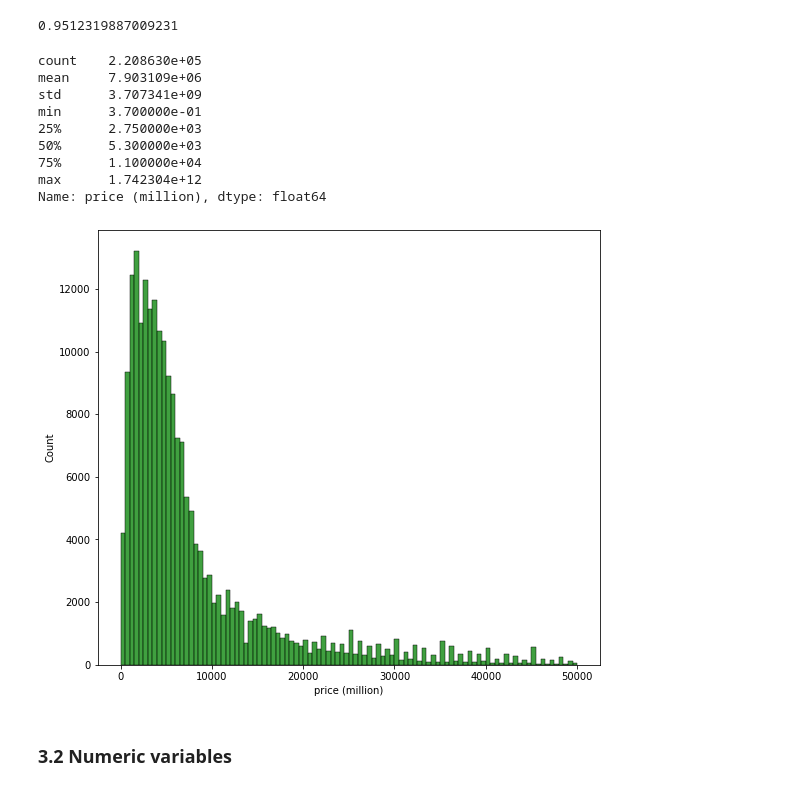
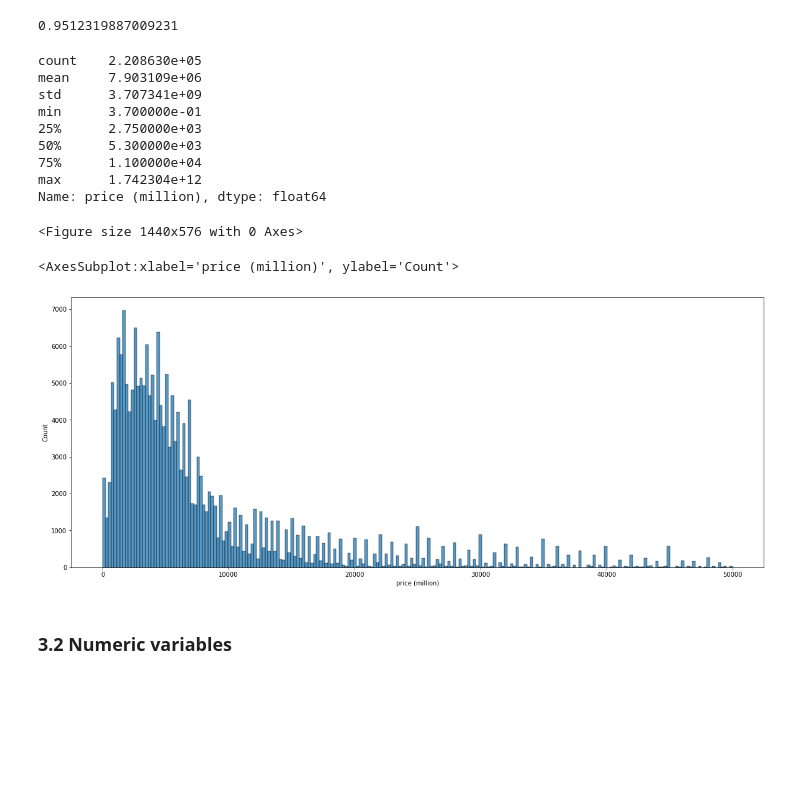
Before and after one commit to DaiVo20/-Real-Estate-Data-Analysis, a Jupyter notebook: EDA.ipynb, the cells around one changed output. Cells and saved outputs as stored; diff of their text form; code cells hidden in the pictures; blank space fills up the shorter version.

```diff
--- a/EDA.ipynb
+++ b/EDA.ipynb
@@ -136 +115,4 @@ Index(['list_time', 'ward', 'area', 'region', 'property_status', 'direction',
+# %%
+BDS_df['floornumber'] = BDS_df['floornumber'].apply(
+    DPP.convertNum2Int, convert_dtype=False)
 # %%
@@ -165,3 +137,0 @@ dtype('float64')
-# %%
-for col in ['width (m)', 'length (m)']:
-    BDS_df[col] = BDS_df[col].apply(convert_int)
@@ -174,2 +137,0 @@ for col in ['width (m)', 'length (m)']:
-# %%
-BDS_df['region'] = BDS_df['region'].apply(lambda x: 'Tp Hồ Chí Minh' if x == 'Hồ Chí Minh' else x)
@@ -185,2 +137,0 @@ def convert_float(x):
-# %%
-BDS_df['front_road'] = BDS_df['front_road'].apply(lambda x: convert_float(x))
@@ -214,19 +160,22 @@ len(BDS_df[BDS_df['price (million)'] < 50000]) / len(BDS_df) ## nho hon 30 ty
 0.9512319887009231
 # %%
 print(BDS_df['price (million)'].describe())
-plt.figure(figsize=(9, 8))
-sns.histplot(BDS_df[BDS_df['price (million)'] < 50000]['price (million)'], color='g', bins=100);
+plt.figure(figsize=(20, 8))
+sns.histplot(BDS_df[BDS_df['price (million)'] < 50000]
+             ['price (million)'], bins="auto")
 # %% [output]
 count    2.208630e+05
 mean     7.903109e+06
 std      3.707341e+09
 min      3.700000e-01
 25%      2.750000e+03
 50%      5.300000e+03
 75%      1.100000e+04
 max      1.742304e+12
 Name: price (million), dtype: float64
+<Figure size 1440x576 with 0 Axes>
+<AxesSubplot:xlabel='price (million)', ylabel='Count'>
-[figure, old version]
+[figure, new version]
 # %% [markdown]
 ### 3.2 Numeric variables
 # %%
```
Also changed, not shown: parts of 35 cells of this notebook, 1 other file.
